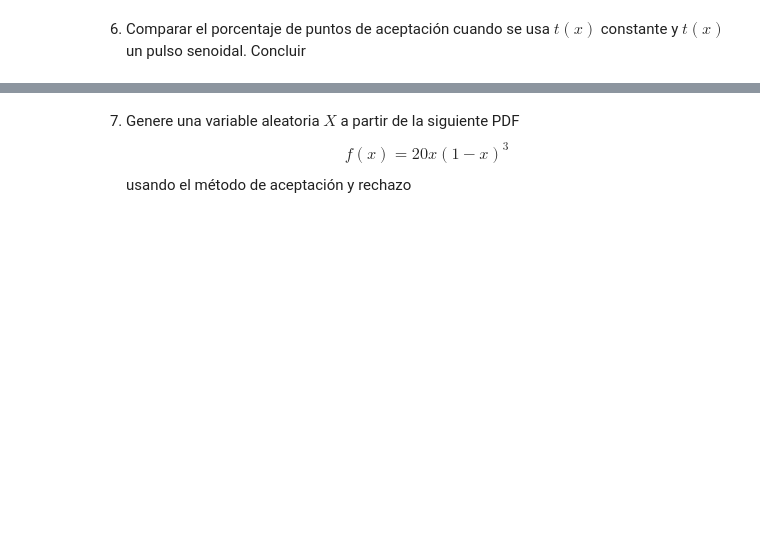
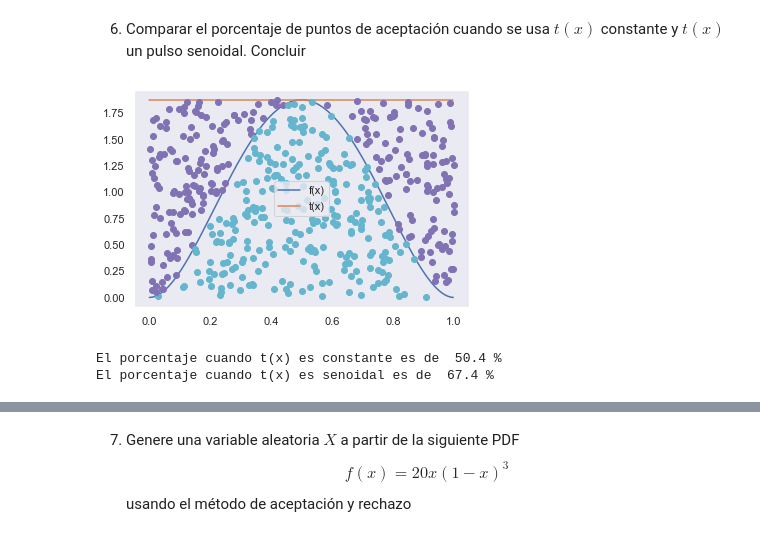
Before and after one commit to Carolina1002/ProyectoConjunto_CBarba_IArellano, a Jupyter notebook: Tarea6_CBarba_IArellano.ipynb, the cells around one changed output, grey strips where cells are left out. Saved outputs shown, nothing was run; the diff lists cells and outputs as text; code cells hidden in the pictures; blank space fills up the shorter version.

```diff
--- a/Tarea6_CBarba_IArellano.ipynb
+++ b/Tarea6_CBarba_IArellano.ipynb
@@ -168,3 +235,28 @@ acep_rech(R2, R1, f, t)
+# %%
+# Código Carolina
+def pacep_c_s(R2, R1, f, t):
+    fx = f(R1)
+    tx = t(R1)
+    condition = R2 * tx <= fx
+    return [R1[i] for i in range(len(R1)) if condition[i]]
+N = 500
+f = lambda x: 30 * (x**2 - 2 * x**3 + x**4)
+max_f = f(optimize.fmin(lambda x: -f(x), 0, disp = False))
+t_c = lambda x: max_f * np.ones(len(x))
+t_s = lambda x: max_f * np.sin(np.pi * x)
+R2 = np.random.rand(N)
+R1 = np.random.rand(N)
+fun_a_r(R2, R1, f, t_c, N)
+prob_tc = len(pacep_c_s(R2, R1, f, t_c)) / N
+prob_sen = len(pacep_c_s(R2, R1, f, t_s)) / N
+# %% [output]
+[figure, added]
+# %%
+print("El porcentaje cuando t(x) es constante es de ",prob_tc * 100, "%")
+print("El porcentaje cuando t(x) es senoidal es de ",prob_sen * 100, "%")
+# %% [output]
+El porcentaje cuando t(x) es constante es de  50.4 %
+El porcentaje cuando t(x) es senoidal es de  67.4 %
 # %%
 # Codigo Iván
 def acep_rech2(R2:'Variables distruidas U~U(0,1)',
```
Also changed, not shown: parts of 26 cells of this notebook.
